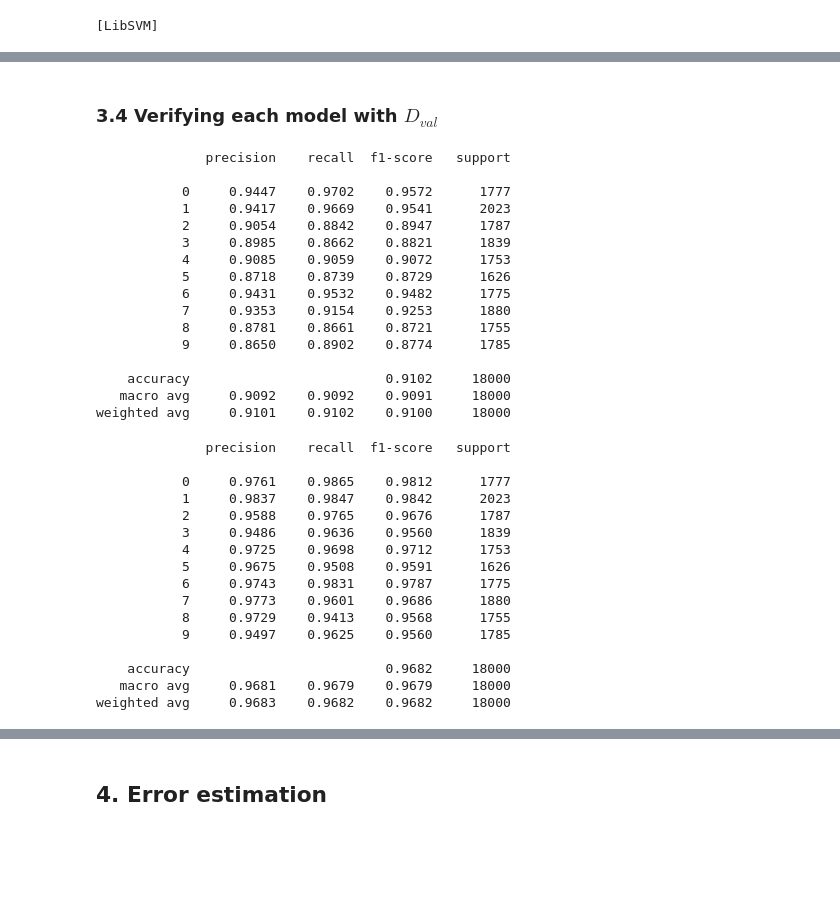
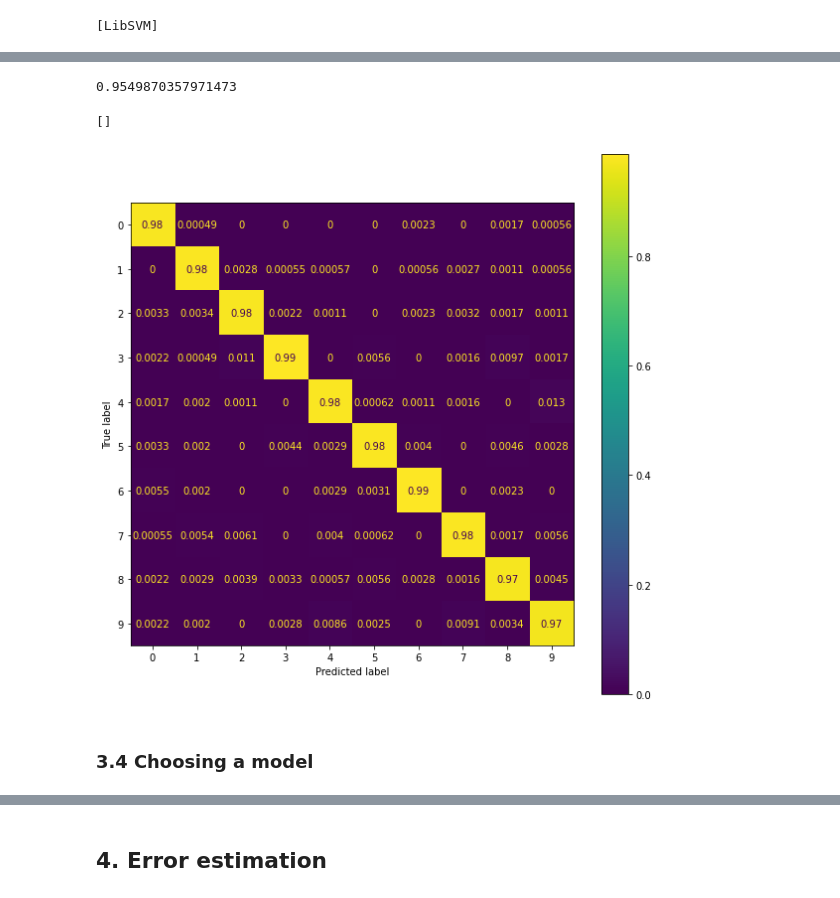
Before and after one commit to ricardokojo/MAC0460-2021, a Jupyter notebook: ep4.ipynb, the cells around one changed output, grey strips where cells are left out. Drawn from its saved outputs; the diff is of its cells as text; code cells hidden in the pictures; blank space fills up the shorter version.

```diff
--- a/ep4.ipynb
+++ b/ep4.ipynb
@@ -546,42 +667,18 @@ svm_model = SVC(
+# %%
+from sklearn.metrics import r2_score
+
+r2_score(D_y_val, predictions_svm)
+# %% [output]
+0.9549870357971473
+# %%
+from sklearn.metrics import plot_confusion_matrix
+import matplotlib.pyplot as plt
+
+fig, ax = plt.subplots(figsize=(10, 10))
+plot_confusion_matrix(svm_model, D_X_val, D_y_val, normalize='pred', ax=ax)
+plt.plot()
+# %% [output]
+[]
+[figure, added]
 # %% [markdown]
-### 3.4 Verifying each model with $D_{val}$
+### 3.4 Choosing a model
-# %%
-predictions_logistic_regression = logistic_regression_model.predict(D_X_val)
-print(classification_report(D_y_val, predictions_logistic_regression, digits=4))
-# %% [output]
-              precision    recall  f1-score   support
-
-           0     0.9447    0.9702    0.9572      1777
-           1     0.9417    0.9669    0.9541      2023
-           2     0.9054    0.8842    0.8947      1787
-           3     0.8985    0.8662    0.8821      1839
-           4     0.9085    0.9059    0.9072      1753
-           5     0.8718    0.8739    0.8729      1626
-           6     0.9431    0.9532    0.9482      1775
-           7     0.9353    0.9154    0.9253      1880
-           8     0.8781    0.8661    0.8721      1755
-           9     0.8650    0.8902    0.8774      1785
-
-    accuracy                         0.9102     18000
-   macro avg     0.9092    0.9092    0.9091     18000
-weighted avg     0.9101    0.9102    0.9100     18000
-# %%
-predictions_neural_network = neural_network_model.predict(D_X_val)
-print(classification_report(D_y_val, predictions_neural_network, digits=4))
-# %% [output]
-              precision    recall  f1-score   support
-
-           0     0.9761    0.9865    0.9812      1777
-           1     0.9837    0.9847    0.9842      2023
-           2     0.9588    0.9765    0.9676      1787
-           3     0.9486    0.9636    0.9560      1839
-           4     0.9725    0.9698    0.9712      1753
-           5     0.9675    0.9508    0.9591      1626
-           6     0.9743    0.9831    0.9787      1775
-           7     0.9773    0.9601    0.9686      1880
-           8     0.9729    0.9413    0.9568      1755
-           9     0.9497    0.9625    0.9560      1785
-
-    accuracy                         0.9682     18000
-   macro avg     0.9681    0.9679    0.9679     18000
-weighted avg     0.9683    0.9682    0.9682     18000
```
Also changed, not shown: parts of 33 cells of this notebook.
